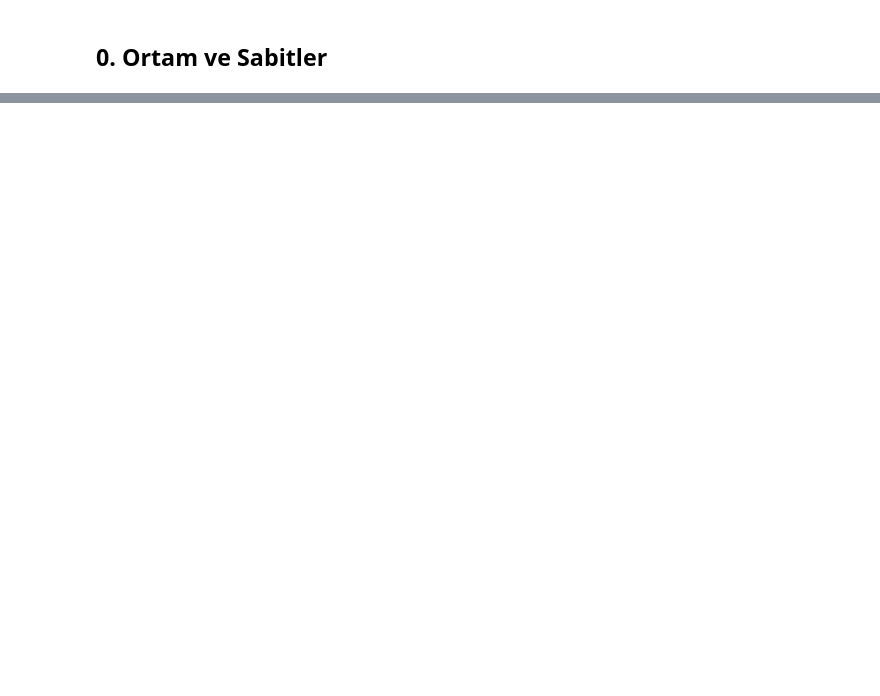
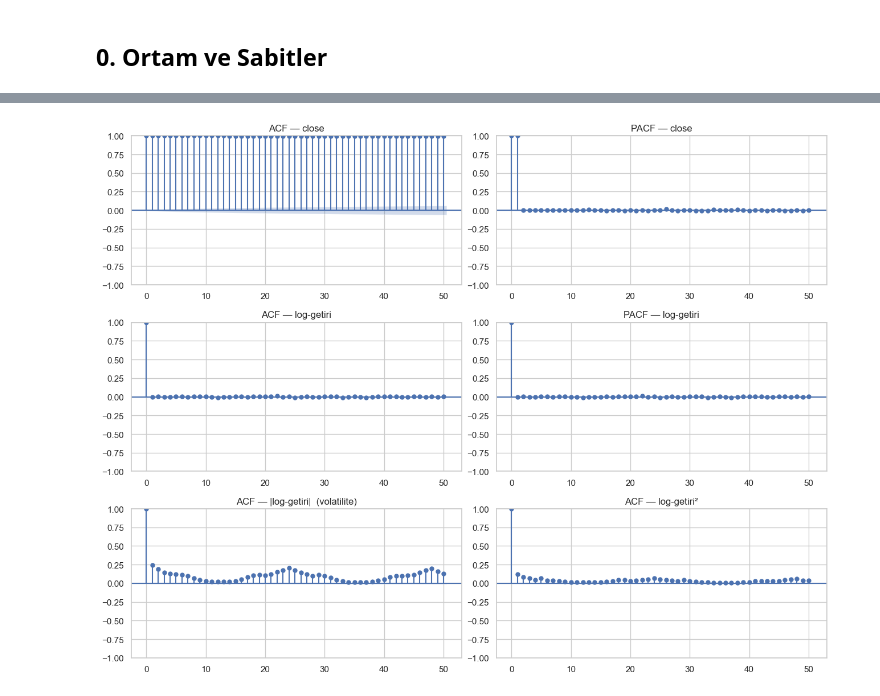
Before and after one commit to somethinkwronghere/yapay-zeka-donem-projesi, a Jupyter notebook: notebooks/01_eda.ipynb, the cells around one changed output, grey strips where cells are left out. Cells and saved outputs as stored; diff of their text form; code cells hidden in the pictures; blank space fills up the shorter version.

```diff
--- a/notebooks/01_eda.ipynb
+++ b/notebooks/01_eda.ipynb
@@ -123,0 +309,17 @@ Bu bölüm, notebook'un son hâlinde **doldurulacak** özet raporudur:
+# %%
+fig, axes = plt.subplots(3, 2, figsize=(13, 10))
+
+plot_acf(df['close'].dropna(), lags=50, ax=axes[0, 0], title='ACF — close')
+plot_pacf(df['close'].dropna(), lags=50, ax=axes[0, 1], method='ywm', title='PACF — close')
+
+plot_acf(r, lags=50, ax=axes[1, 0], title='ACF — log-getiri')
+plot_pacf(r, lags=50, ax=axes[1, 1], method='ywm', title='PACF — log-getiri')
+
+plot_acf(r.abs(), lags=50, ax=axes[2, 0], title='ACF — |log-getiri|  (volatilite)')
+plot_acf((r ** 2), lags=50, ax=axes[2, 1], title='ACF — log-getiri²')
+
+plt.tight_layout()
+plt.savefig(FIG_DIR / 'eda_acf_pacf.png', dpi=120, bbox_inches='tight')
+plt.show()
+# %% [output]
+[figure, added]
```
Also changed, not shown: parts of 33 cells of this notebook, 7 other files.
